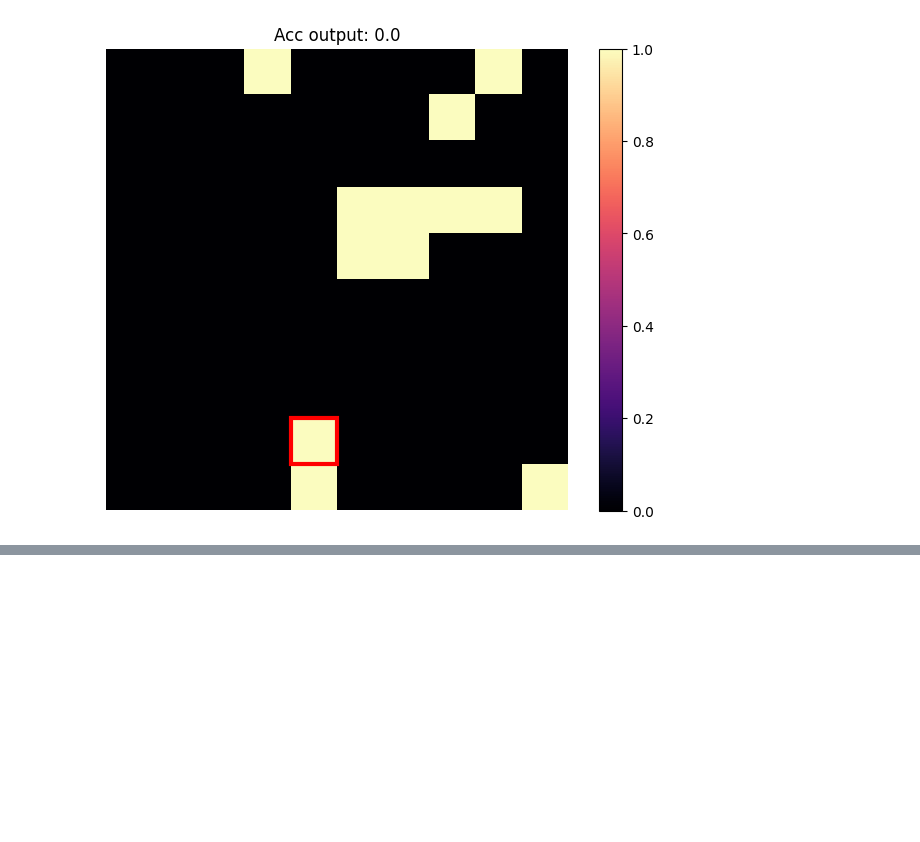
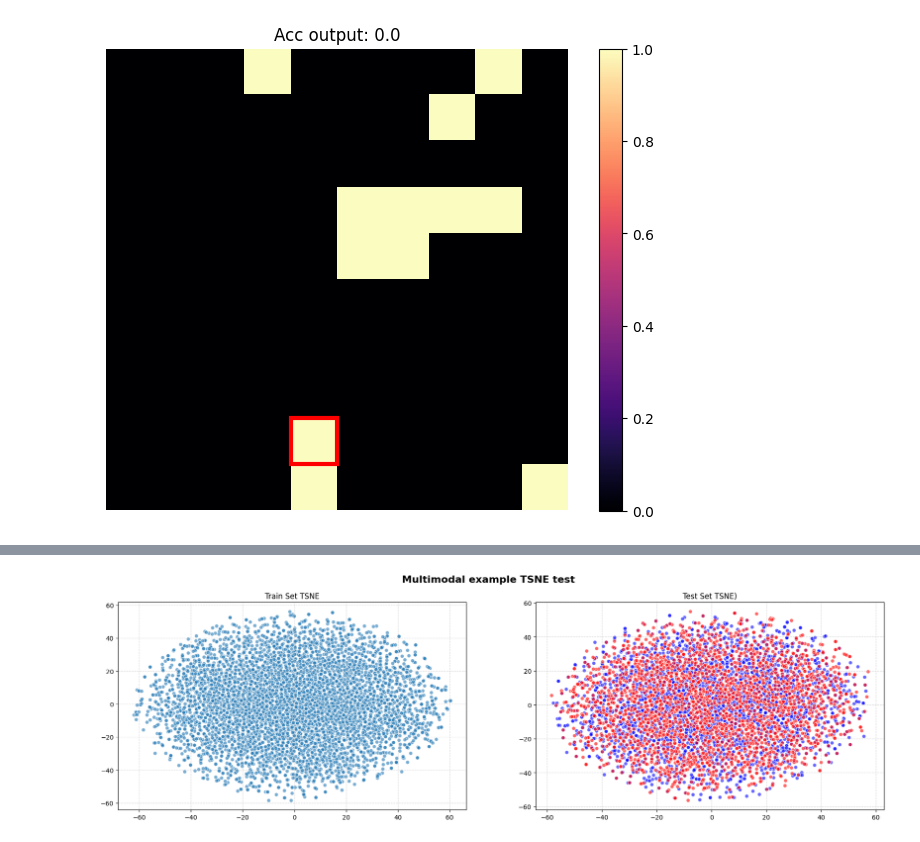
Before and after one commit to aryangarg794/sparse-ood-generalization, a Jupyter notebook: notebooks/interpret_model.ipynb, the cells around one changed output, grey strips where cells are left out. Cells and saved outputs as stored; diff of their text form; code cells hidden in the pictures; blank space fills up the shorter version.

Commit message:
added tsne

```diff
--- a/notebooks/interpret_model.ipynb
+++ b/notebooks/interpret_model.ipynb
@@ -94,3 +94,90 @@ draw_attn_map(model, alpha=1., interpolation='nearest')
 # %% [output]
 (np.int64(4), np.int64(8))
 [figure]
+# %%
+from sparse_generalization.utils.dataloading import get_shapes_datasets
+from sparse_generalization.models.generative import FlowSpartan
+from sparse_generalization.utils.util_funcs import positionalencoding2d
+
+import math
+import torch
+import torch.nn as nn
+import torch.nn.functional as F
+import numpy as np
+import matplotlib.pyplot as plt
+from torch.utils.data import TensorDataset, DataLoader
+from sklearn.manifold import TSNE
+
+
+model_ckpt = torch.load('../checkpoints/multimodal_seed_test_seed0_29_Jun_2026__01h42m.pt', weights_only=False)
+model = FlowSpartan(**model_ckpt['hparams'])
+
+train_dataset, _, test_sets, _ = get_shapes_datasets(100, '../data/shapes', 5, True, False, False)
+
+@torch.no_grad()
+def get_latent(x, num_samples=1):
+    heads = model.layers[0].mha.heads
+    x = x.unsqueeze(0)
+    x = model.feature_map(x)
+    embeddings = (
+        positionalencoding2d(32, height=5, width=5, device='cpu') # returns (dim, h, w)
+        .permute(2, 1, 0)
+    )
+    x = x + embeddings.repeat(1, 1, 1, 1)
+    x = x.view(-1, 5 * 5, 32)
+    out, _ = model.layers[0].mha.encoder_lstm(x)
+    encoding = model.layers[0].mha.encoder(out[:, -1, :]).view(x.size(0), heads, -1)
+    encoding = encoding.reshape(x.size(0) * heads, -1)
+    transform = model.layers[0].mha.normalizing_flow(encoding)
+    latent_nf = transform.sample((num_samples,))
+    return latent_nf
+
+def get_train_latents(train_set):
+    latents = []
+    for x, y in train_set:
+        if y > 0.5:
+            lat = get_latent(x, num_samples=100)
+            latents.append(lat)
+
+    return torch.cat(latents, dim=0)
+
+def get_test_latents(test_sets):
+    latents = []
+    labels = []
+    for x, y in test_sets[1]:
+        if y > 0.5:
+            lat = get_latent(x)
+            latents.append(lat.squeeze())
+            labels.append(0)
+
+    for x, y in test_sets[2]:
+        if y > 0.5:
+            lat = get_latent(x)
+            latents.append(lat.squeeze())
+            labels.append(1)
+
+    return torch.stack(latents, dim=0), labels
+
+latents_train = get_train_latents(train_dataset)
+latents_test, labels_test = get_test_latents(test_sets)
+
+tsne = TSNE(n_components=2, perplexity=50, max_iter=5000, random_state=42)
+train_tsne = tsne.fit_transform(latents_train.squeeze())
+test_tsne = tsne.fit_transform(latents_test.squeeze())
+
+fig, axes = plt.subplots(1, 2, figsize=(22, 6))
+
+# Plot 1: Flow Masking Test Distribution Behavior
+sc1 = axes[0].scatter(train_tsne[:, 0], train_tsne[:, 1], cmap='bwr', alpha=0.6, edgecolors='w')
+axes[0].set_title("Train Set TSNE")
+axes[0].grid(True, linestyle='--', alpha=0.5)
+
+# Plot 2: Flow Masking Choice Breakdown on Shared Sample
+sc2 = axes[1].scatter(test_tsne[:, 0], test_tsne[:, 1], c=labels_test, cmap='bwr', alpha=0.6, edgecolors='w')
+axes[1].set_title("Test Set TSNE)")
+axes[1].grid(True, linestyle='--', alpha=0.5)
+
+
+plt.suptitle("Multimodal example TSNE test", fontsize=16, weight='bold')
+plt.show()
+# %% [output]
@@ -96,0 +185 @@ draw_attn_map(model, alpha=1., interpolation='nearest')
+[figure, added]
```
Also changed, not shown: parts of 2 cells of this notebook, 4 other files.
